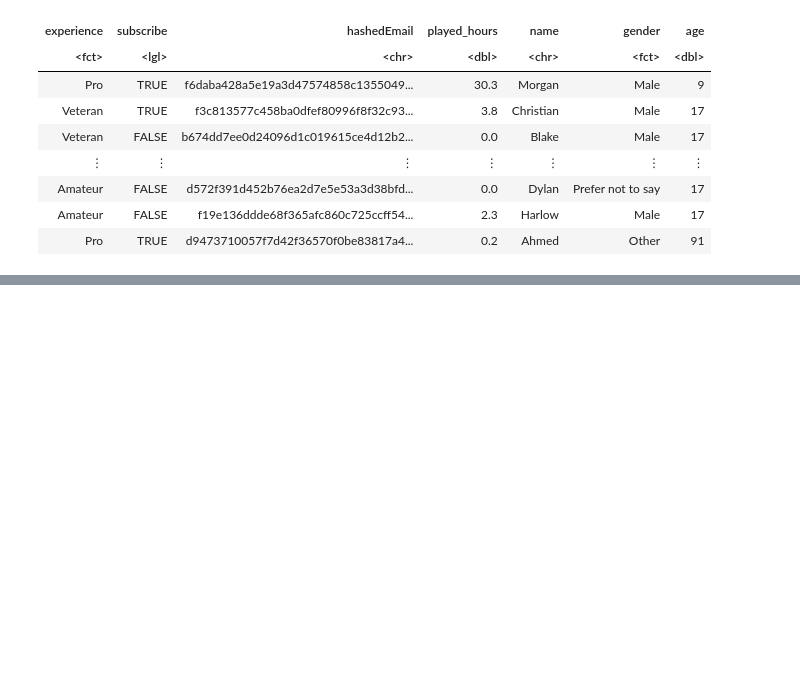
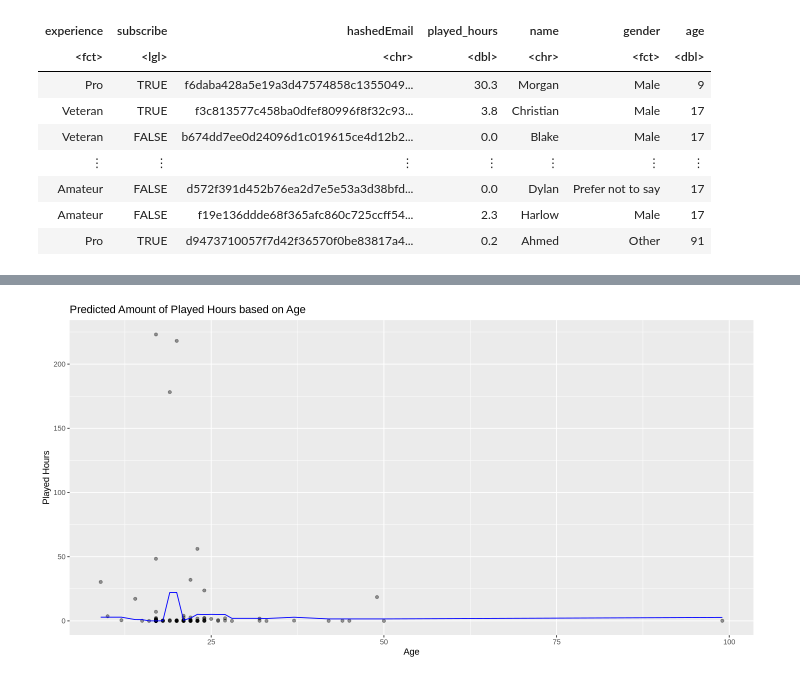
Before and after one commit to Jayden-Yee/Group-Project-Final, a Jupyter notebook: Final group project.ipynb, the cells around one changed output, grey strips where cells are left out. Drawn from its saved outputs; the diff is of its cells as text; code cells hidden in the pictures; blank space fills up the shorter version.

```diff
--- a/Final group project.ipynb
+++ b/Final group project.ipynb
@@ -114,0 +244,22 @@ A tibble: 196 × 7
+# %%
+# Assessing how well our regression model will do on the testing data
+set.seed(1)
+
+k_min <- player_min |>
+    pull(neighbors)
+
+players_best_spec <- nearest_neighbor(weight_func = "rectangular", neighbors = k_min) |>
+    set_engine("kknn") |>
+    set_mode("regression")
+
+players_best_fit <- workflow() |>
+    add_recipe(players_recipe) |>
+    add_model(players_best_spec) |>
+    fit(data = players_training)
+
+players_summary <- players_best_fit |>
+    predict(players_testing) |>
+    bind_cols(players_testing) |>
+    metrics(truth = played_hours, estimate = .pred)
+
+players_summary
@@ -115,2 +273,18 @@ A tibble: 196 × 7
+# %%
+# Visualization of the predictions between age and played hours
+
+player_preds <- players_best_fit |>
+    predict(players_training) |>
+    bind_cols(players_training)
+
+players_plot <- player_preds |>
+    ggplot(aes (x = age, y = played_hours)) +
+    geom_point(alpha = 0.4) +
+    geom_line(data = player_preds, color = "blue", aes(x = age, y = .pred)) +
+    labs(x = "Age", y = "Played Hours") +
+    ggtitle("Predicted Amount of Played Hours based on Age")
+players_plot
+# %% [output]
+[figure, added]
 # %% [markdown]
 ## Discussion
```
Also changed, not shown: parts of 8 cells of this notebook.
